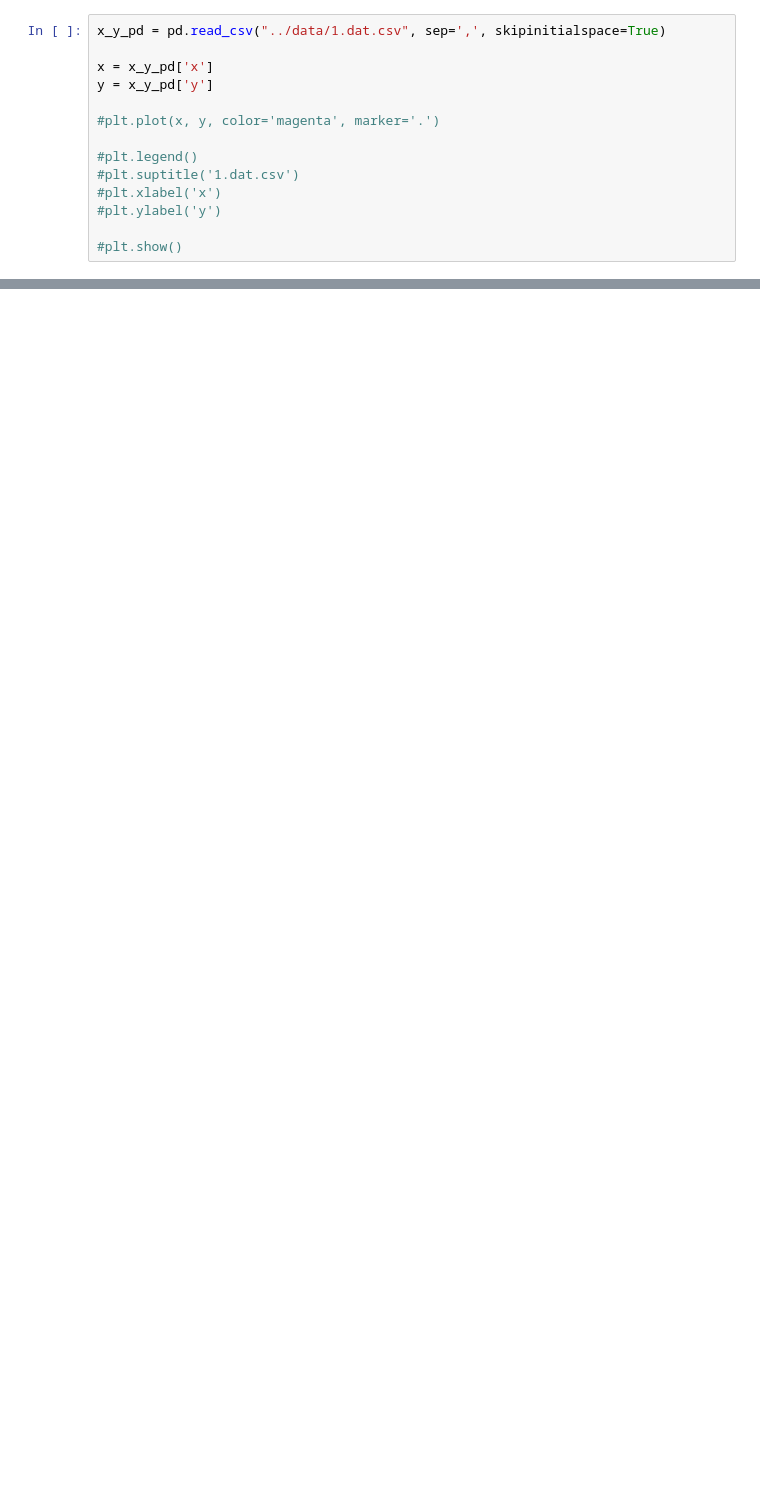
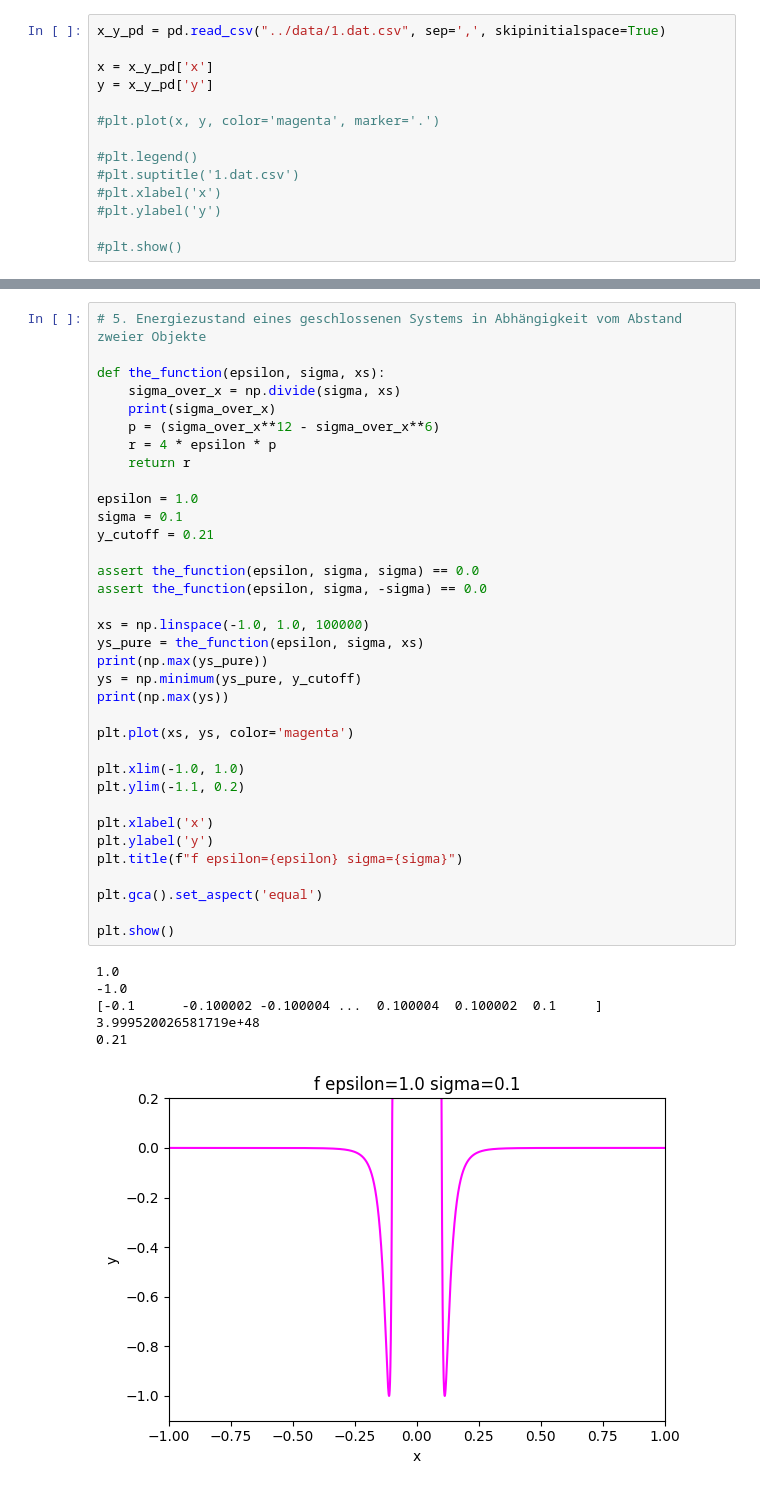
Before and after one commit to aisven/data-visualization-python, a Jupyter notebook: notebooks/SciViz_Task4_Sine_Waves.ipynb, the cells around one changed output, grey strips where cells are left out. Saved outputs shown, nothing was run; the diff lists cells and outputs as text; blank space fills up the shorter version.

```diff
--- a/notebooks/SciViz_Task4_Sine_Waves.ipynb
+++ b/notebooks/SciViz_Task4_Sine_Waves.ipynb
@@ -104,3 +113,45 @@ plt.legend()
 plt.show()
 # %% [output]
 [figure]
+# %%
+# 5. Energiezustand eines geschlossenen Systems in Abhängigkeit vom Abstand zweier Objekte
+
+def the_function(epsilon, sigma, xs):
+    sigma_over_x = np.divide(sigma, xs)
+    print(sigma_over_x)
+    p = (sigma_over_x**12 - sigma_over_x**6)
+    r = 4 * epsilon * p
+    return r
+
+epsilon = 1.0
+sigma = 0.1
+y_cutoff = 0.21
+
+assert the_function(epsilon, sigma, sigma) == 0.0
+assert the_function(epsilon, sigma, -sigma) == 0.0
+
+xs = np.linspace(-1.0, 1.0, 100000)
+ys_pure = the_function(epsilon, sigma, xs)
+print(np.max(ys_pure))
+ys = np.minimum(ys_pure, y_cutoff)
+print(np.max(ys))
+
+plt.plot(xs, ys, color='magenta')
+
+plt.xlim(-1.0, 1.0)
+plt.ylim(-1.1, 0.2)
+
+plt.xlabel('x')
+plt.ylabel('y')
+plt.title(f"f epsilon={epsilon} sigma={sigma}")
+
+plt.gca().set_aspect('equal')
+
+plt.show()
+# %% [output]
+1.0
+-1.0
+[-0.1      -0.100002 -0.100004 ...  0.100004  0.100002  0.1     ]
+3.999520026581719e+48
+0.21
+[figure, added]
```
Also changed, not shown: parts of 9 cells of this notebook.
